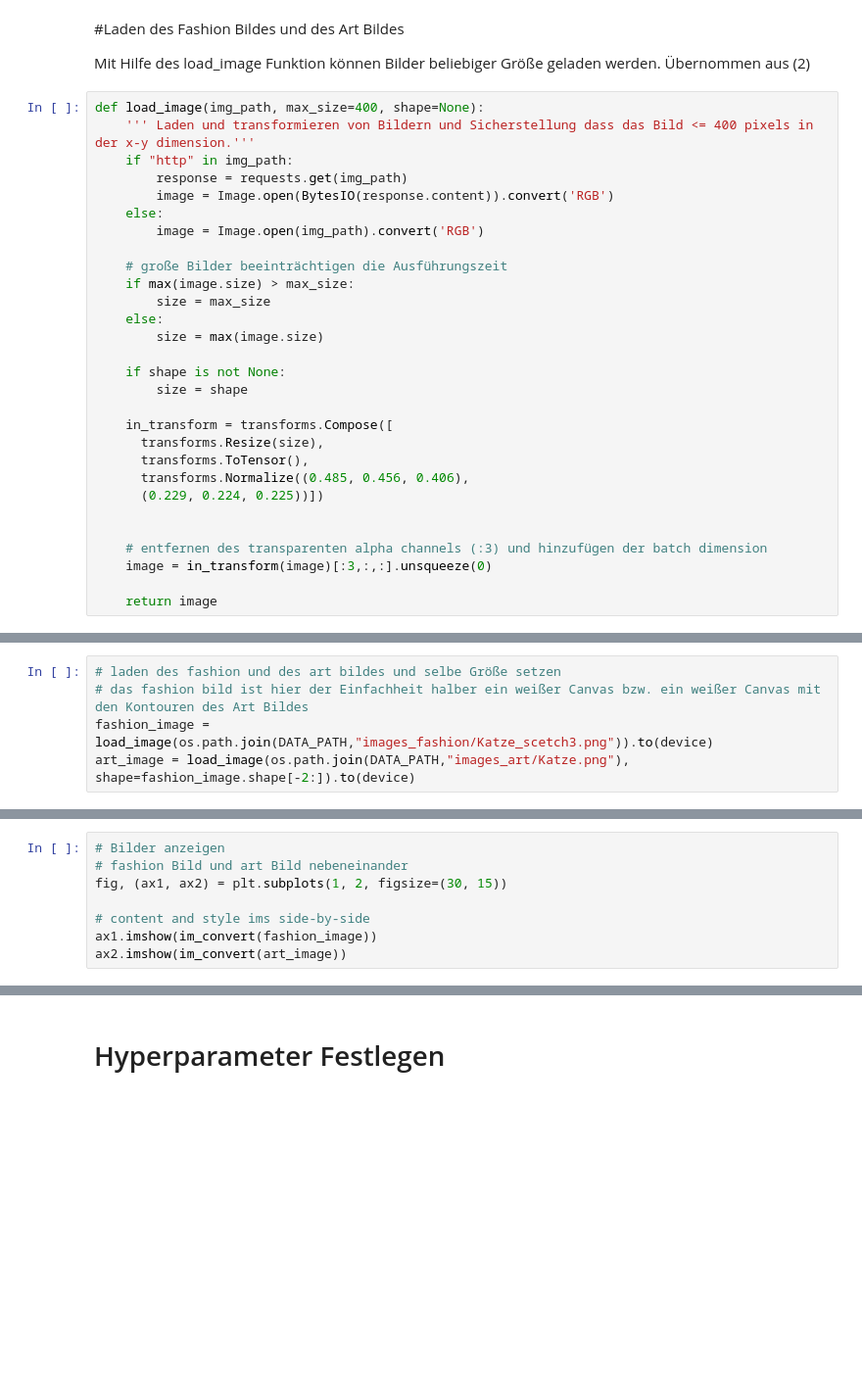
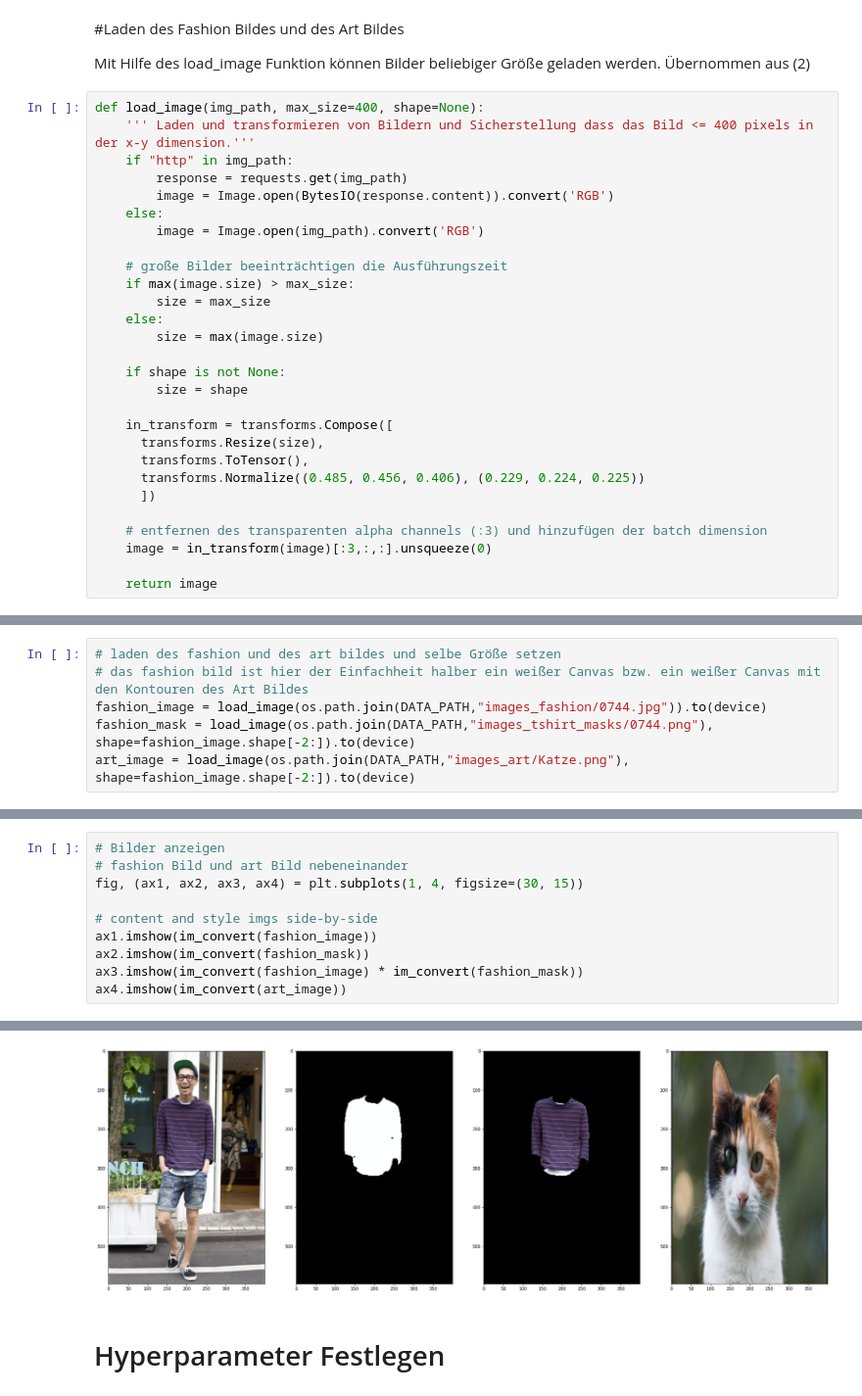
Before and after one commit to u-adrian/ArtXFashion, a Jupyter notebook: neural_content_style_transfer/Neural_Content_Style_Transfer_Fashion_Basis.ipynb, the cells around one changed output, grey strips where cells are left out. Shown at 98% size. Cells and saved outputs as stored; diff of their text form; blank space fills up the shorter version.

Commit message:
add visualization of fashion mask

```diff
--- a/neural_content_style_transfer/Neural_Content_Style_Transfer_Fashion_Basis.ipynb
+++ b/neural_content_style_transfer/Neural_Content_Style_Transfer_Fashion_Basis.ipynb
@@ -69,9 +69,8 @@ def load_image(img_path, max_size=400, shape=None):
     in_transform = transforms.Compose([
       transforms.Resize(size),
       transforms.ToTensor(),
-      transforms.Normalize((0.485, 0.456, 0.406),
-      (0.229, 0.224, 0.225))])
-
+      transforms.Normalize((0.485, 0.456, 0.406), (0.229, 0.224, 0.225))
+      ])
 
     # entfernen des transparenten alpha channels (:3) und hinzufügen der batch dimension
     image = in_transform(image)[:3,:,:].unsqueeze(0)
@@ -80,6 +81,7 @@ def load_image(img_path, max_size=400, shape=None):
 # %%
 # laden des fashion und des art bildes und selbe Größe setzen
 # das fashion bild ist hier der Einfachheit halber ein weißer Canvas bzw. ein weißer Canvas mit den Kontouren des Art Bildes
-fashion_image = load_image(os.path.join(DATA_PATH,"images_fashion/Katze_scetch3.png")).to(device)
+fashion_image = load_image(os.path.join(DATA_PATH,"images_fashion/0744.jpg")).to(device)
+fashion_mask = load_image(os.path.join(DATA_PATH,"images_tshirt_masks/0744.png"), shape=fashion_image.shape[-2:]).to(device)
 art_image = load_image(os.path.join(DATA_PATH,"images_art/Katze.png"), shape=fashion_image.shape[-2:]).to(device)
 # %%
@@ -98,8 +99,11 @@ def im_convert(tensor):
 # %%
 # Bilder anzeigen
 # fashion Bild und art Bild nebeneinander
-fig, (ax1, ax2) = plt.subplots(1, 2, figsize=(30, 15))
+fig, (ax1, ax2, ax3, ax4) = plt.subplots(1, 4, figsize=(30, 15))
 
-# content and style ims side-by-side
+# content and style imgs side-by-side
 ax1.imshow(im_convert(fashion_image))
-ax2.imshow(im_convert(art_image))
+ax2.imshow(im_convert(fashion_mask))
+ax3.imshow(im_convert(fashion_image) * im_convert(fashion_mask))
+ax4.imshow(im_convert(art_image))
+# %% [output]
@@ -106,3 +111,4 @@ ax2.imshow(im_convert(art_image))
+[figure, added]
 # %% [markdown]
 # Hyperparameter Festlegen
 # %% [markdown]
```
Also changed, not shown: parts of 3 cells of this notebook.
